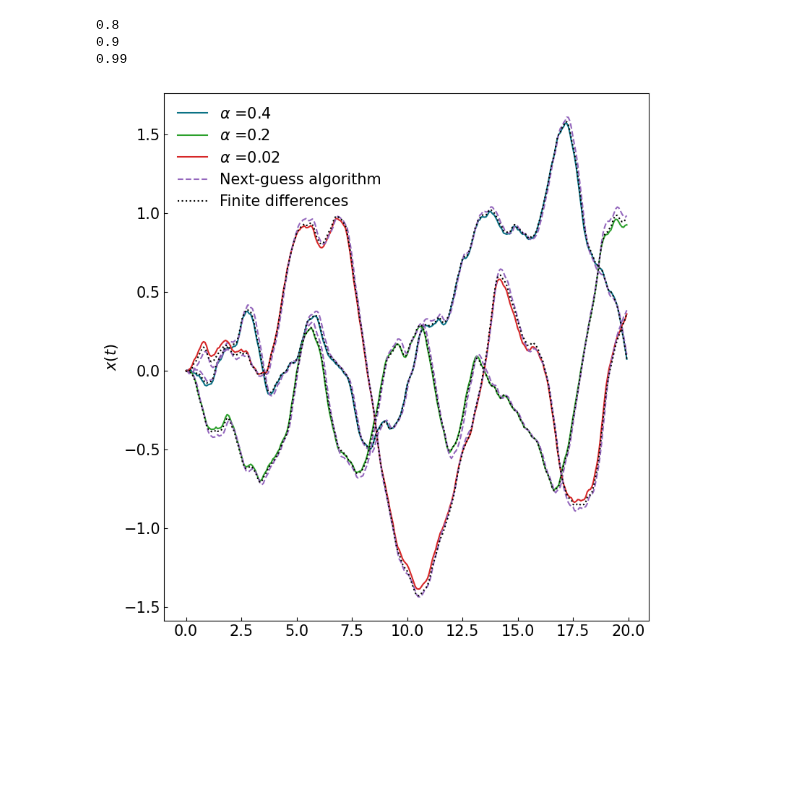
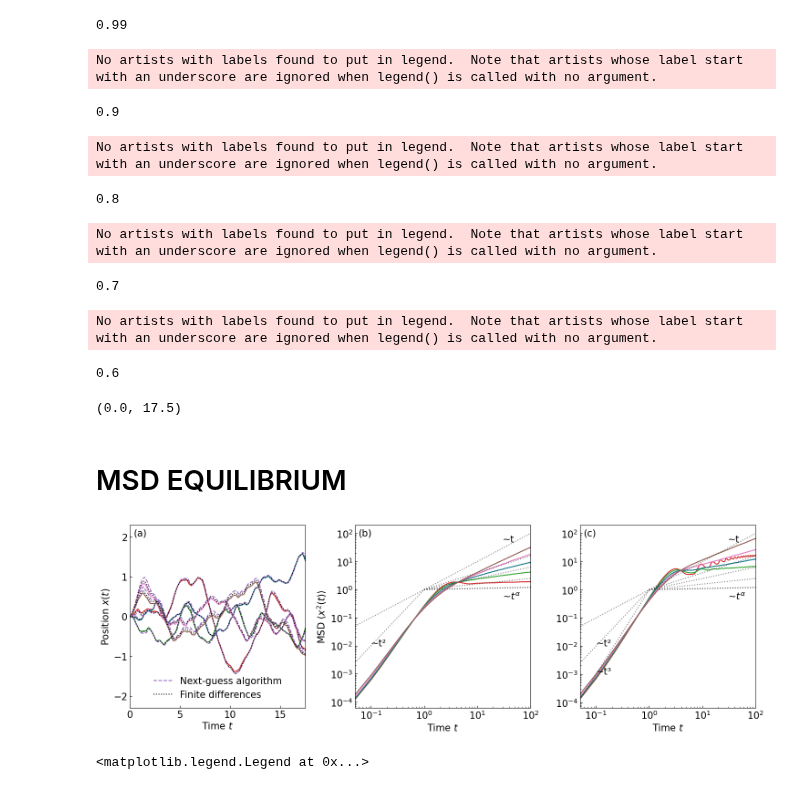
Before and after one commit to davidsantiagoquevedo/fractional-langevin-equations, a Jupyter notebook: analysis/paper_tc_fig1.ipynb, the cells around one changed output. Drawn from its saved outputs; the diff is of its cells as text; code cells hidden in the pictures; blank space fills up the shorter version.

```diff
--- a/analysis/paper_tc_fig1.ipynb
+++ b/analysis/paper_tc_fig1.ipynb
@@ -71,17 +76,14 @@ colors = plt.rcParams["axes.prop_cycle"].by_key()["color"]
 # %%
 T = 20
-fig, ax = plt.subplots(1,1, figsize=(8,8), sharex = True)
+axi = ax[0]
 
-axi = ax
-
-H = 0.8
+H = 0.99
 N = 280
 T = 20
-id = 4
+id = 6
 print(H)
 plot_comparison(H, N, T, id, axi,
-                color_a = colors[7],
-                color_fd = colors[0],
+                color_a = colors[9],
                 color_ng = colors[1],
                 panel = "", ylabel = True)
 
@@ -92,26 +94,52 @@ id = 5
 print(H)
 plot_comparison(H, N, T, id, axi,
                 color_a = colors[8],
-                color_fd = colors[0],
                 color_ng = colors[1],
                 panel = "", ylabel = True)
 
-H = 0.99
+H = 0.8
 N = 280
 T = 20
-id = 6
+id = 4
 print(H)
 plot_comparison(H, N, T, id, axi,
-                color_a = colors[9],
-                color_fd = colors[0],
+                color_a = colors[7],
+                color_ng = colors[1],
+                panel = "", ylabel = True)
+
+H = 0.7
+N = 280
+T = 20
+id = 3
+print(H)
+plot_comparison(H, N, T, id, axi,
+                color_a = colors[6],
+                color_ng = colors[1],
+                panel = "", ylabel = True)
+
+H = 0.6
+N = 280
+T = 20
+id = 2
+print(H)
+plot_comparison(H, N, T, id, axi,
+                color_a = colors[5],
                 color_ng = colors[1],
                 panel = "", ylabel = True,
                 legend = True)
+axi.set_xlim(xmin = 0, xmax = 17.5)
+
 
 #handles, labels = ax[0].get_legend_handles_labels()
 #fig.legend(handles, labels, bbox_to_anchor = (0.99, 1.07), ncol = 3)
 # %% [output]
-0.8
-0.9
 0.99
-[figure, removed]
+No artists with labels found to put in legend.  Note that artists whose label start with an underscore are ignored when legend() is called with no argument.
+0.9
+No artists with labels found to put in legend.  Note that artists whose label start with an underscore are ignored when legend() is called with no argument.
+0.8
+No artists with labels found to put in legend.  Note that artists whose label start with an underscore are ignored when legend() is called with no argument.
+0.7
+No artists with labels found to put in legend.  Note that artists whose label start with an underscore are ignored when legend() is called with no argument.
+0.6
+(0.0, 17.5)
@@ -117,0 +152,2 @@ plot_comparison(H, N, T, id, axi,
+# %% [markdown]
+# MSD EQUILIBRIUM
@@ -118 +324,9 @@ plot_comparison(H, N, T, id, axi,
+# %%
+fig
+# %% [output]
+[figure, added]
+# %%
+fig.legend(handles, labels, bbox_to_anchor = (0.8, 1.1), ncol = 5)
+# %% [output]
+<matplotlib.legend.Legend at 0x...>
 # %%
```
Also changed, not shown: parts of 11 cells of this notebook, 3 other files.
